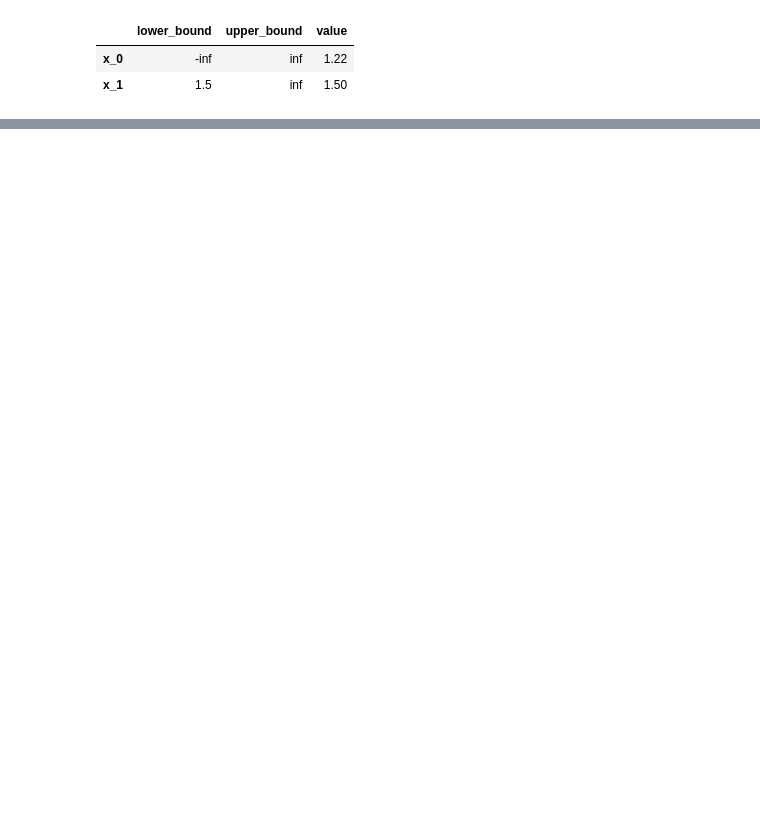
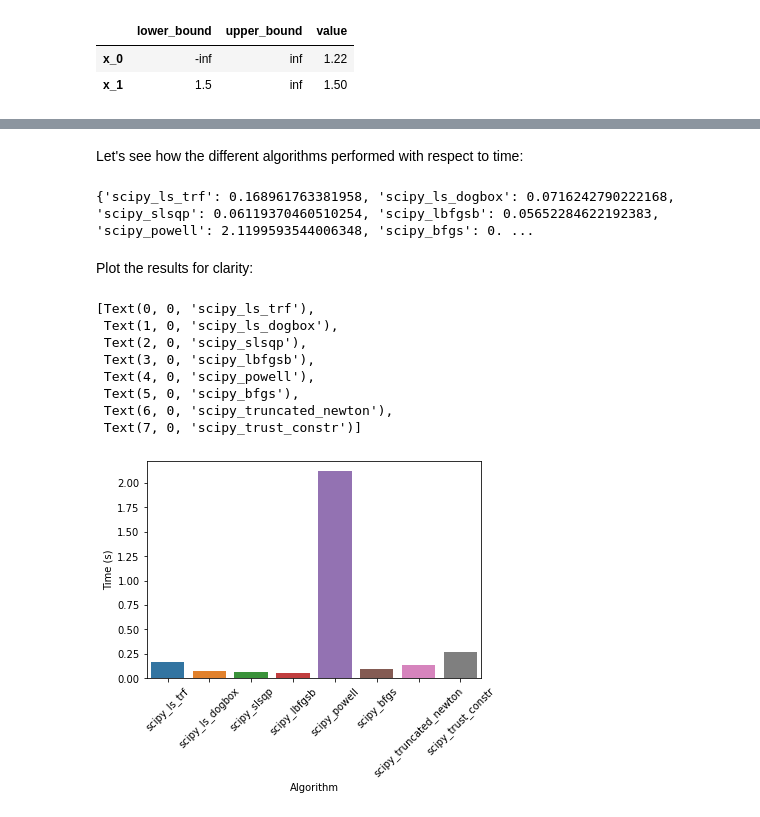
Before and after one commit to yradeva93/Estimagic-Least-Squares-Example, a Jupyter notebook: Estimagic With Least Squares.ipynb, the cells around one changed output, grey strips where cells are left out. Saved outputs shown, nothing was run; the diff lists cells and outputs as text; code cells hidden in the pictures; blank space fills up the shorter version.

```diff
--- a/Estimagic With Least Squares.ipynb
+++ b/Estimagic With Least Squares.ipynb
@@ -352,0 +304,21 @@ _ = sns.barplot(x="Method", y="Time", data=results)
+# %%
+# All internal optimizers: ["scipy_ls_trf", "scipy_ls_dogbox", "scipy_slsqp", "scipy_lbfgsb", "scipy_neldermead",
+# "scipy_powell", "scipy_bfgs", "scipy_conjugate_gradient", "scipy_newton_cg", "scipy_cobyla", "scipy_truncated_newton",
+# "scipy_trust_constr"]
+
+# Algorithms that allow for bounds:
+ALGORITHMS = ["scipy_ls_trf", "scipy_ls_dogbox", "scipy_slsqp", "scipy_lbfgsb", "scipy_powell",
+              "scipy_bfgs", "scipy_truncated_newton", "scipy_trust_constr"]
+res = {}
+times = {}
+for i in ALGORITHMS:
+    t0 = time()
+    res[i] = minimize(
+        criterion=sphere,
+        params=params_with_bounds,
+        algorithm=i,
+        derivative=sphere_gradient,
+        constraints=constraints,
+    )
+    # Record their times
+    times[i] = time() - t0
@@ -352,0 +327,3 @@ _ = sns.barplot(x="Method", y="Time", data=results)
+# %%
+for i in ALGORITHMS:
+    print(res[i]["solution_params"].round(2))
@@ -352,0 +348,29 @@ _ = sns.barplot(x="Method", y="Time", data=results)
+# %% [markdown]
+Let's see how the different algorithms performed with respect to time:
+# %%
+print(times)
+# %% [output]
+{'scipy_ls_trf': 0.168961763381958, 'scipy_ls_dogbox': 0.0716242790222168, 'scipy_slsqp': 0.06119370460510254, 'scipy_lbfgsb': 0.05652284622192383, 'scipy_powell': 2.1199593544006348, 'scipy_bfgs': 0. ...
+# %% [markdown]
+Plot the results for clarity:
+# %%
+res_data = []
+for i in ALGORITHMS:
+    res_data.append((i, times[i]))
+
+results = pd.DataFrame(
+        data=res_data,
+    columns=["Algorithm", "Time (s)"]
+)
+_ = sns.barplot(x="Algorithm", y="Time (s)", data=results)
+_.set_xticklabels(_.get_xticklabels(), rotation=45)
+# %% [output]
+[Text(0, 0, 'scipy_ls_trf'),
+ Text(1, 0, 'scipy_ls_dogbox'),
+ Text(2, 0, 'scipy_slsqp'),
+ Text(3, 0, 'scipy_lbfgsb'),
+ Text(4, 0, 'scipy_powell'),
+ Text(5, 0, 'scipy_bfgs'),
+ Text(6, 0, 'scipy_truncated_newton'),
+ Text(7, 0, 'scipy_trust_constr')]
+[figure, added]
```
Also changed, not shown: parts of 53 cells of this notebook.
